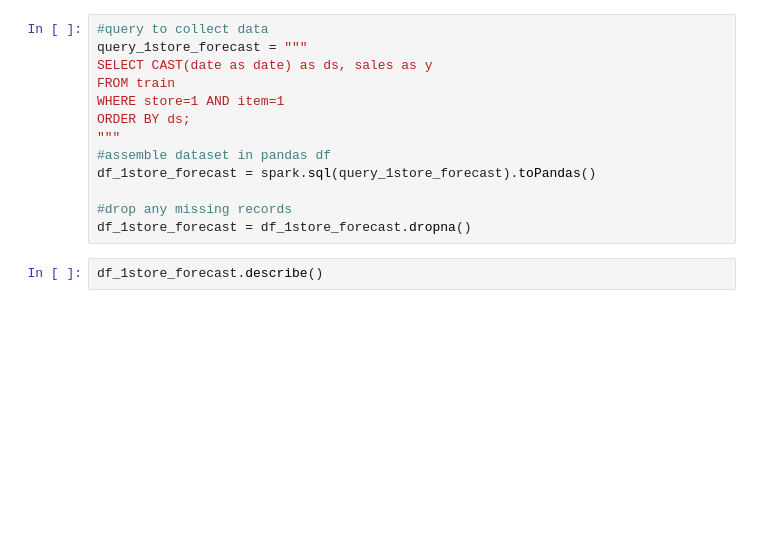
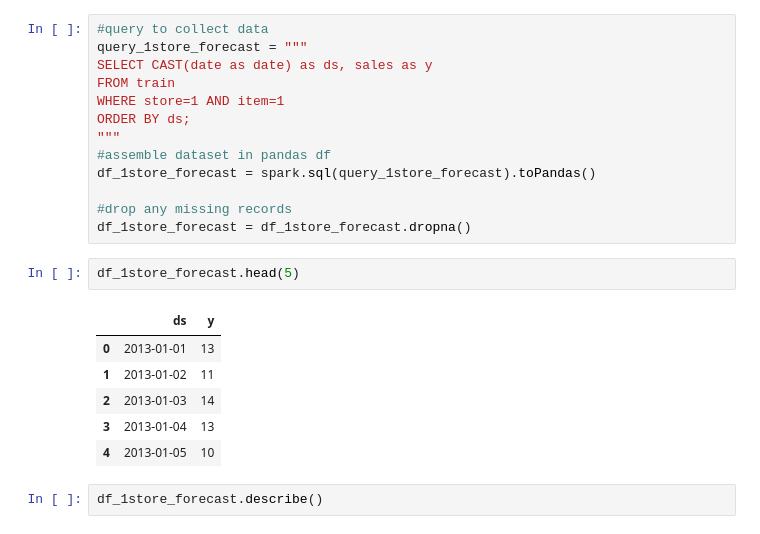
Before and after one commit to FelixQLe/Fine_Grained_Time_Serries_Forecasting_Leverage_Apache_Spark_FBProphet, a Jupyter notebook: Fine_Grained_Time_Serries_Forecasting_Leverage_Apache_Spark_FBProphet.ipynb, the cells around one changed output. Drawn from its saved outputs; the diff is of its cells as text; blank space fills up the shorter version.

```diff
--- a/Fine_Grained_Time_Serries_Forecasting_Leverage_Apache_Spark_FBProphet.ipynb
+++ b/Fine_Grained_Time_Serries_Forecasting_Leverage_Apache_Spark_FBProphet.ipynb
@@ -401,6 +401,15 @@ df_1store_forecast = spark.sql(query_1store_forecast).toPandas()
 
 #drop any missing records
 df_1store_forecast = df_1store_forecast.dropna()
+# %%
+df_1store_forecast.head(5)
+# %% [output]
+|  | ds | y |
+| 0 | 2013-01-01 | 13 |
+| 1 | 2013-01-02 | 11 |
+| 2 | 2013-01-03 | 14 |
+| 3 | 2013-01-04 | 13 |
+| 4 | 2013-01-05 | 10 |
 # %%
 df_1store_forecast.describe()
 # %% [output]
```
Also changed, not shown: parts of 22 cells of this notebook.
